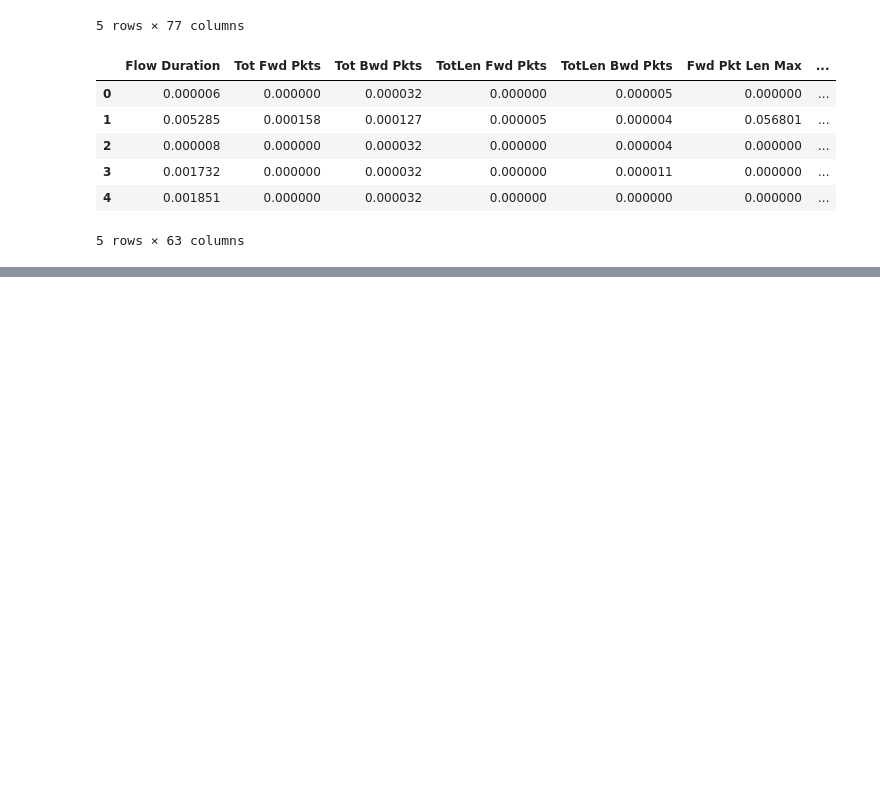
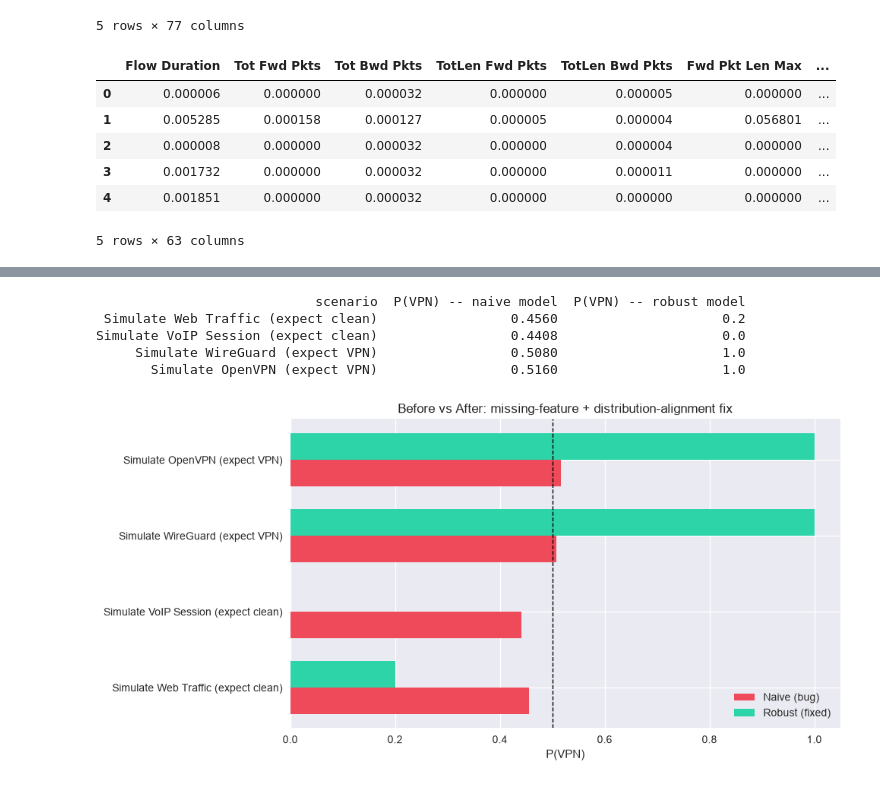
Before and after one commit to kevivek-cyber/vpn-sentinel, a Jupyter notebook: VPN_Sentinel_Main.ipynb, the cells around one changed output, grey strips where cells are left out. Cells and saved outputs as stored; diff of their text form; code cells hidden in the pictures; blank space fills up the shorter version.

```diff
--- a/VPN_Sentinel_Main.ipynb
+++ b/VPN_Sentinel_Main.ipynb
@@ -416,0 +524,39 @@ Final_dataframe.head()
+# %%
+vpn_only_real = real_train[real_train['is_vpn'] == 1].copy()
+adv_vpn_real = apply_evasion(vpn_only_real)
+
+missing_extras = real_train.copy()
+for c in EXTRA_PKT_STAT_COLS:
+    missing_extras[c] = -1.0
+
+synthetic_aligned = train_df.copy()
+for c in EXTRA_PKT_STAT_COLS:
+    synthetic_aligned[c] = -1.0
+
+robust_train = pd.concat([real_train, adv_vpn_real, missing_extras, synthetic_aligned], ignore_index=True)
+robust_model = RandomForestClassifier(n_estimators=250, random_state=42, n_jobs=-1)
+robust_model.fit(robust_train[flow_features], robust_train['is_vpn'])
+
+results['P(VPN) -- robust model'] = robust_model.predict_proba(demo_payloads[flow_features])[:, 1]
+print(results.to_string(index=False))
+
+y_pos = np.arange(len(results))
+height = 0.35
+fig, ax = plt.subplots(figsize=(10, 5))
+ax.barh(y_pos - height / 2, results['P(VPN) -- naive model'], height=height, label='Naive (bug)', color='#ef4a5a')
+ax.barh(y_pos + height / 2, results['P(VPN) -- robust model'], height=height, label='Robust (fixed)', color='#2dd4a7')
+ax.set_yticks(y_pos)
+ax.set_yticklabels(results['scenario'])
+ax.axvline(0.5, color='black', linestyle='--', linewidth=1)
+ax.set_xlabel('P(VPN)')
+ax.set_title('Before vs After: missing-feature + distribution-alignment fix')
+ax.legend()
+plt.tight_layout()
+plt.show()
+# %% [output]
+                            scenario  P(VPN) -- naive model  P(VPN) -- robust model
+ Simulate Web Traffic (expect clean)                 0.4560                     0.2
+Simulate VoIP Session (expect clean)                 0.4408                     0.0
+     Simulate WireGuard (expect VPN)                 0.5080                     1.0
+       Simulate OpenVPN (expect VPN)                 0.5160                     1.0
+[figure, added]
```
Also changed, not shown: parts of 25 cells of this notebook, 18 other files.
